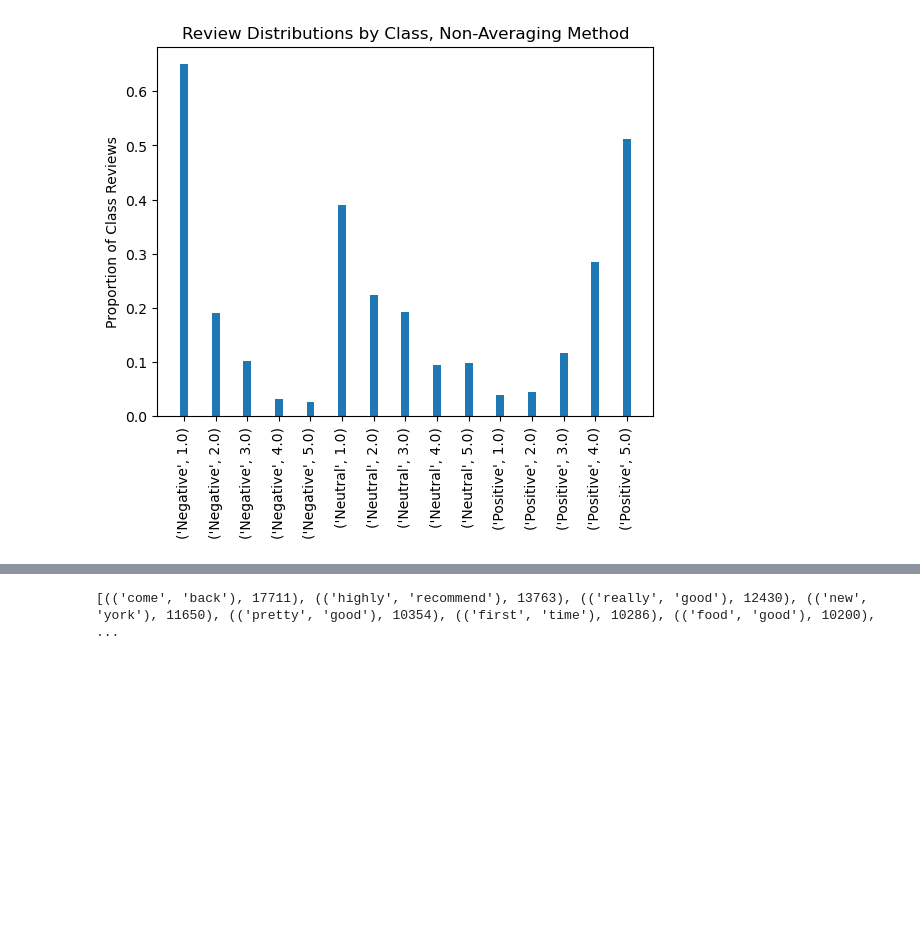
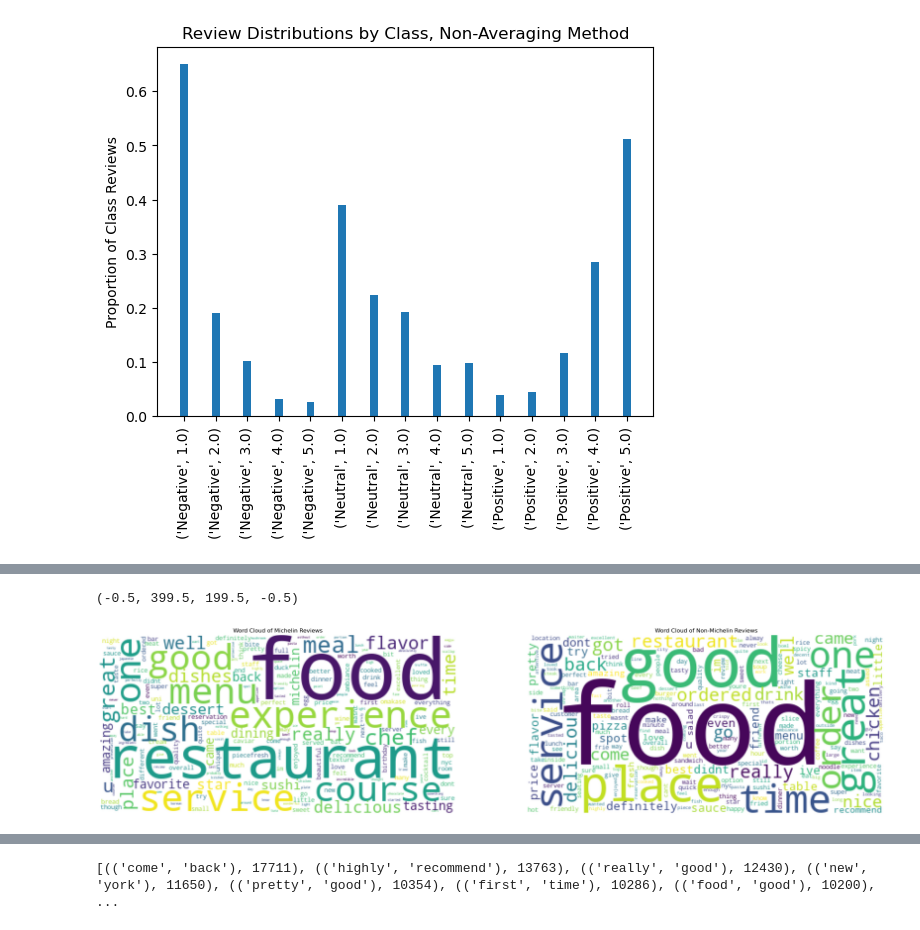
Before and after one commit to mabdullah-nyu/DSGA-1007-Project, a Jupyter notebook: analysis.ipynb, the cells around one changed output, grey strips where cells are left out. Drawn from its saved outputs; the diff is of its cells as text; code cells hidden in the pictures; blank space fills up the shorter version.

```diff
--- a/analysis.ipynb
+++ b/analysis.ipynb
@@ -825,0 +820,47 @@ ax.axis('off')
+# %%
+# Do the cleaning part on each one
+# Join reviews as one string, remove the stopwords
+stop_words = stopwords.words('english')
+
+# Update stopwords
+stop_words.append(['i', 'the'])
+
+#review_truth = truth.apply(lambda x: ' '.join(x for x in x.split() if x not in stop_words))
+# review_false = false.apply(lambda x: ' '.join(x for x in x.split() if x not in stop_words))
+
+# Remove punctuation, make lowercase
+review_truth = truth.apply(lambda x: re.sub(r'[^\w\s]', '', x).lower())
+review_false = false.apply(lambda x: re.sub(r'[^\w\s]', '', x).lower())
+
+# Tokenize the text and join it as one string in the series
+review_truth = review_truth.apply(lambda x: word_tokenize(x))
+review_false = review_false.apply(lambda x: word_tokenize(x))
+
+# Flatten lists
+review_truth = review_truth.apply(lambda x:' '.join(x))
+review_false = review_false.apply(lambda x:' '.join(x))
+
+# Remove stopwords from tokens
+review_truth = review_truth.apply(lambda x: ' '.join(x for x in x.split() if x not in stop_words))
+review_false = review_false.apply(lambda x: ' '.join(x for x in x.split() if x not in stop_words))
+
+# Join as one string for the word cloud
+review_truth = ' '.join(review_truth)
+review_false = ' '.join(review_false)
+
+# Create the word cloud
+review_cloud_truth = WordCloud(collocations=False, background_color='white', margin=0).generate(review_truth)
+review_cloud_false = WordCloud(collocations=False, background_color='white', margin=0).generate(review_false)
+
+# Add matplotlib capability
+fig, axes = plt.subplots(nrows=1, ncols=2, figsize=(30,30))
+
+axes[0].set_title('Word Cloud of Michelin Reviews')
+axes[0].imshow(review_cloud_truth)
+axes[0].axis('off')
+axes[1].set_title('Word Cloud of Non-Michelin Reviews')
+axes[1].imshow(review_cloud_false)
+axes[1].axis('off')
+# %% [output]
+(-0.5, 399.5, 199.5, -0.5)
+[figure, added]
```
Also changed, not shown: parts of 29 cells of this notebook.
